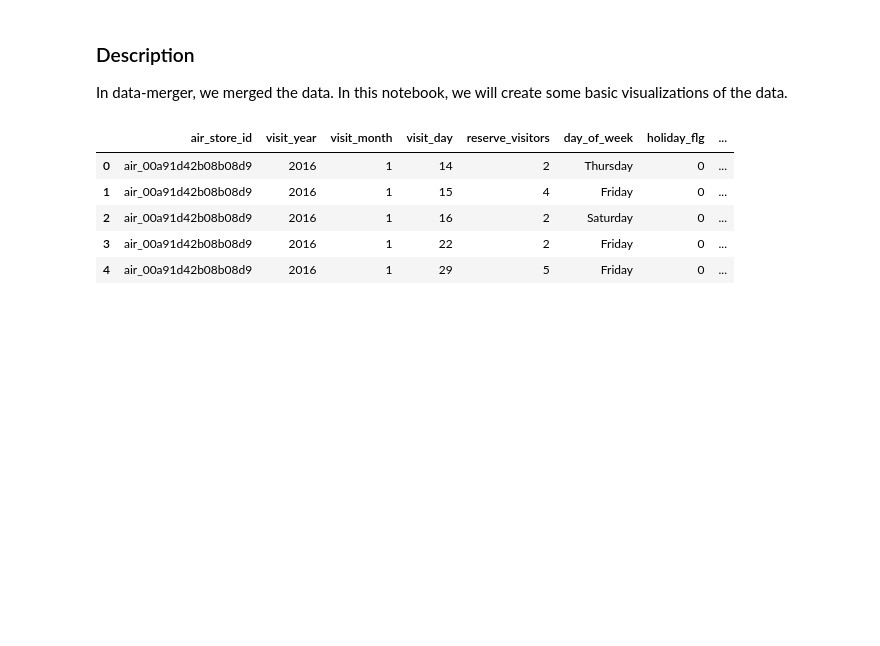
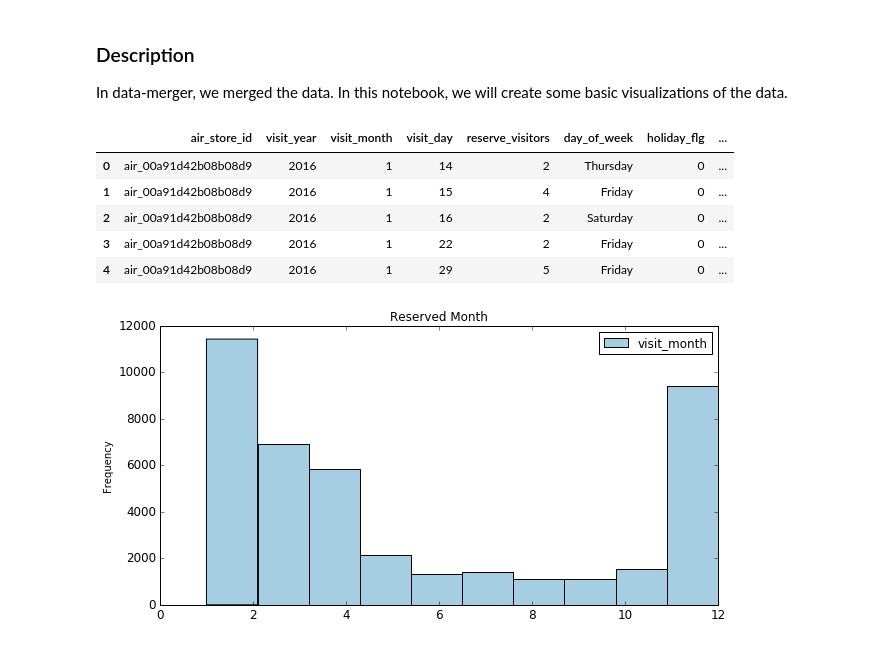
Before and after one commit to jieunyoo/kaggle-recruit-restaurant-predictions, a Jupyter notebook: 03-data-visualization.ipynb, the cells around one changed output. Cells and saved outputs as stored; diff of their text form; code cells hidden in the pictures; blank space fills up the shorter version.

Commit message:
add histo. for visit days, months

```diff
--- a/03-data-visualization.ipynb
+++ b/03-data-visualization.ipynb
@@ -6,7 +6,7 @@ In data-merger, we merged the data. In this notebook, we will create some basic
 #setup
 import pandas as pd
 import numpy as np
-import seaborn as sn
+import seaborn as sns
 import matplotlib.pyplot as plt
 %matplotlib inline
 import missingno
@@ -53,6 +53,7 @@ aReserveDF = pd.merge(aReserveDF, dateInfoDF, left_on=['visit_year','visit_month
 aReserveDF.drop(['calendar_year','calendar_month','calendar_day'], axis=1, inplace=True)
 aReserveDF = pd.merge(aReserveDF, aStoreDF, on='air_store_id', how='left')
 trainDF = pd.merge(aReserveDF, aVisitDF, on=['air_store_id','visit_year','visit_month','visit_day'], how='left')
+trainDF.fillna(0,inplace=True)
 # %%
 trainDF.head()
 # %% [output]
@@ -62,3 +63,10 @@ trainDF.head()
 | 2 | air_00a91d42b08b08d9 | 2016 | 1 | 16 | 2 | Saturday | 0 | ... |
 | 3 | air_00a91d42b08b08d9 | 2016 | 1 | 22 | 2 | Friday | 0 | ... |
 | 4 | air_00a91d42b08b08d9 | 2016 | 1 | 29 | 5 | Friday | 0 | ... |
+# %%
+current_palette = sns.color_palette("Paired")
+sns.set_palette(current_palette)
+# %%
+day_plot = trainDF['visit_month'].plot(kind='hist', title='Reserved Month', figsize=(10,5),legend=True,fontsize=12)
+# %% [output]
+[figure, added]
```
Also changed, not shown: parts of 3 cells of this notebook.
